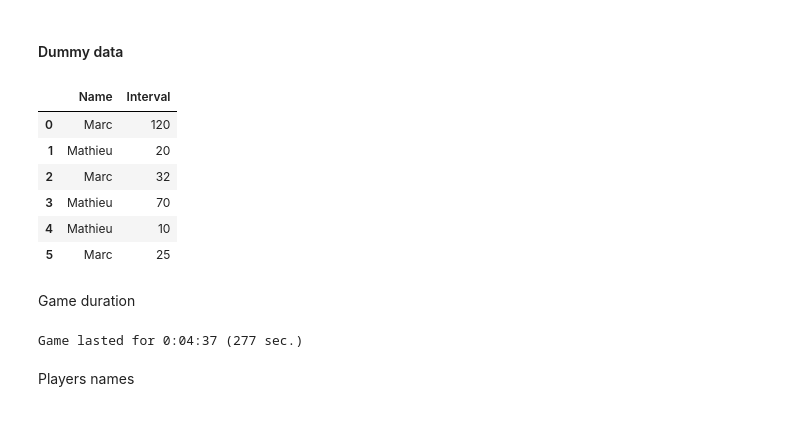
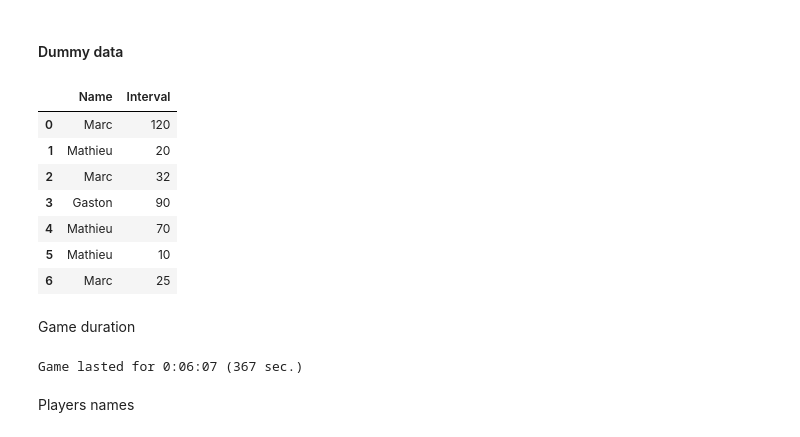
Before and after one commit to Wolgamonox/koth-ping-pong-website, a Jupyter notebook: analysis_exploration.ipynb, the cells around one changed output. Saved outputs shown, nothing was run; the diff lists cells and outputs as text; code cells hidden in the pictures.

```diff
--- a/analysis_exploration.ipynb
+++ b/analysis_exploration.ipynb
@@ -58,33 +58,35 @@ transitions_json
 # %%
 players = ['Marc', 'Mathieu', 'Gaston']
 dummy_data = [
     ('Marc', 120),
     ('Mathieu', 20),
     ('Marc', 32),
+    ('Gaston', 90),
     ('Mathieu', 70),
     ('Mathieu', 10),
     ('Marc', 25),
 ]
 # dummy_data = [
 #     ('Marc', 300),
 # ]
 dummy_df = pd.DataFrame(dummy_data, columns=['Name', 'Interval'])
 dummy_df
 # %% [output]
 |  | Name | Interval |
 | 0 | Marc | 120 |
 | 1 | Mathieu | 20 |
 | 2 | Marc | 32 |
-| 3 | Mathieu | 70 |
-| 4 | Mathieu | 10 |
-| 5 | Marc | 25 |
+| 3 | Gaston | 90 |
+| 4 | Mathieu | 70 |
+| 5 | Mathieu | 10 |
+| 6 | Marc | 25 |
 # %% [markdown]
 Game duration
 # %%
 total_duration_seconds = dummy_df['Interval'].sum()
 print('Game lasted for %s (%d sec.)' % (timedelta(seconds=int(total_duration_seconds)), total_duration_seconds))
 # %% [output]
-Game lasted for 0:04:37 (277 sec.)
+Game lasted for 0:06:07 (367 sec.)
 # %% [markdown]
 Players names
 # %%
```
Also changed, not shown: parts of 8 cells of this notebook, 1 other file.
